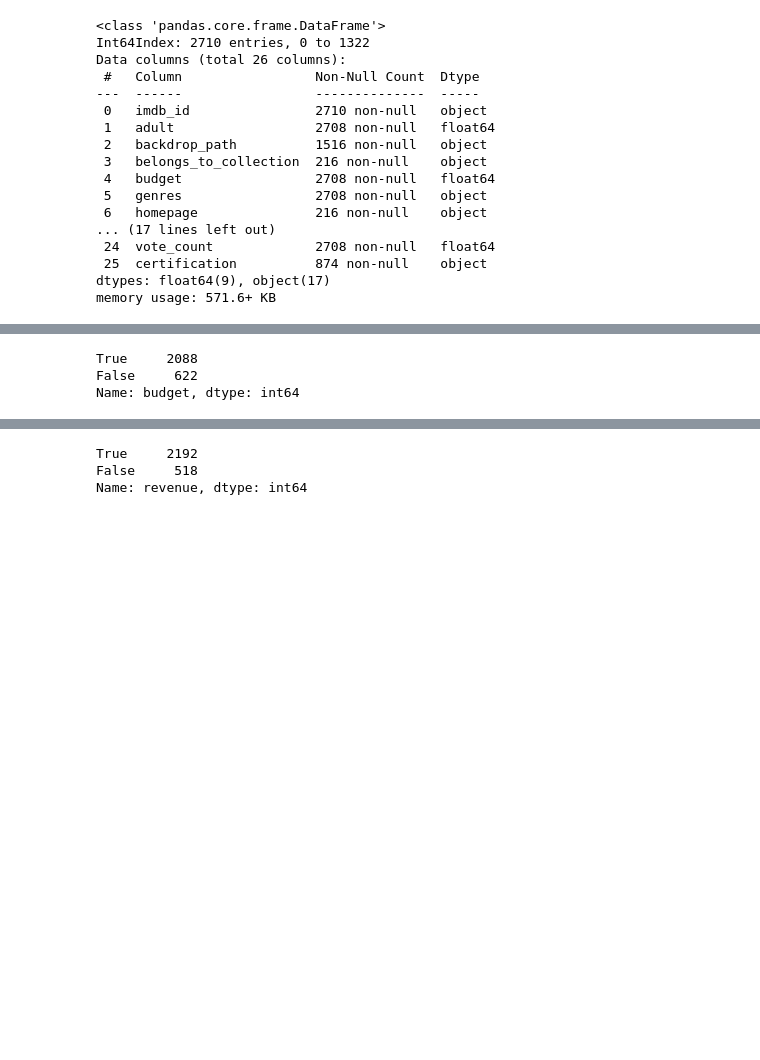
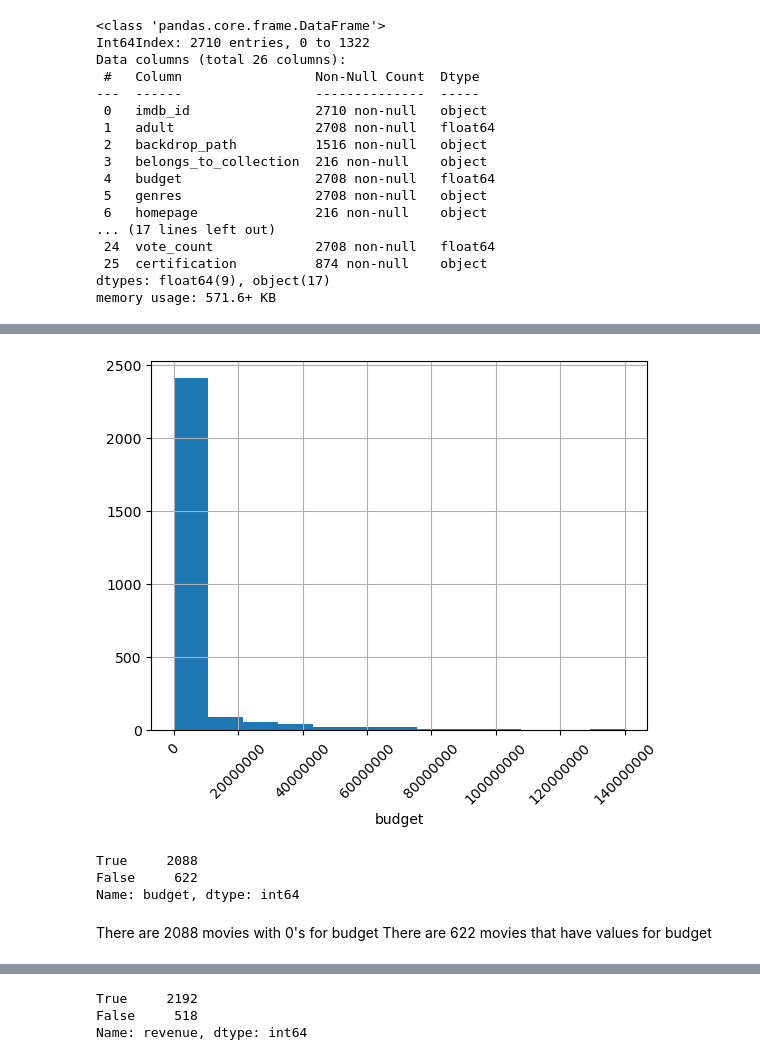
Before and after one commit to donmarcolaureano/Movie-Database, a Jupyter notebook: Financial_Data_EDA.ipynb, the cells around one changed output, grey strips where cells are left out. Cells and saved outputs as stored; diff of their text form; code cells hidden in the pictures; blank space fills up the shorter version.

```diff
--- a/Financial_Data_EDA.ipynb
+++ b/Financial_Data_EDA.ipynb
@@ -196,3 +211,10 @@ memory usage: 571.6+ KB
+# %%
+ax=df['budget'].hist(bins='auto')
+ax.ticklabel_format(style='plain')
+ax.tick_params(axis='x', rotation= 45)
+ax.set_xlabel('budget');
+# %% [output]
+[figure, added]
 # %%
 no_budget_info = df['budget'] == 0
 # %%
@@ -201,3 +223,6 @@ no_budget_info.value_counts()
 True     2088
 False     622
 Name: budget, dtype: int64
+# %% [markdown]
+There are 2088 movies with 0's for budget
+There are 622 movies that have values for budget
```
Also changed, not shown: parts of 8 cells of this notebook, 2 other files.
